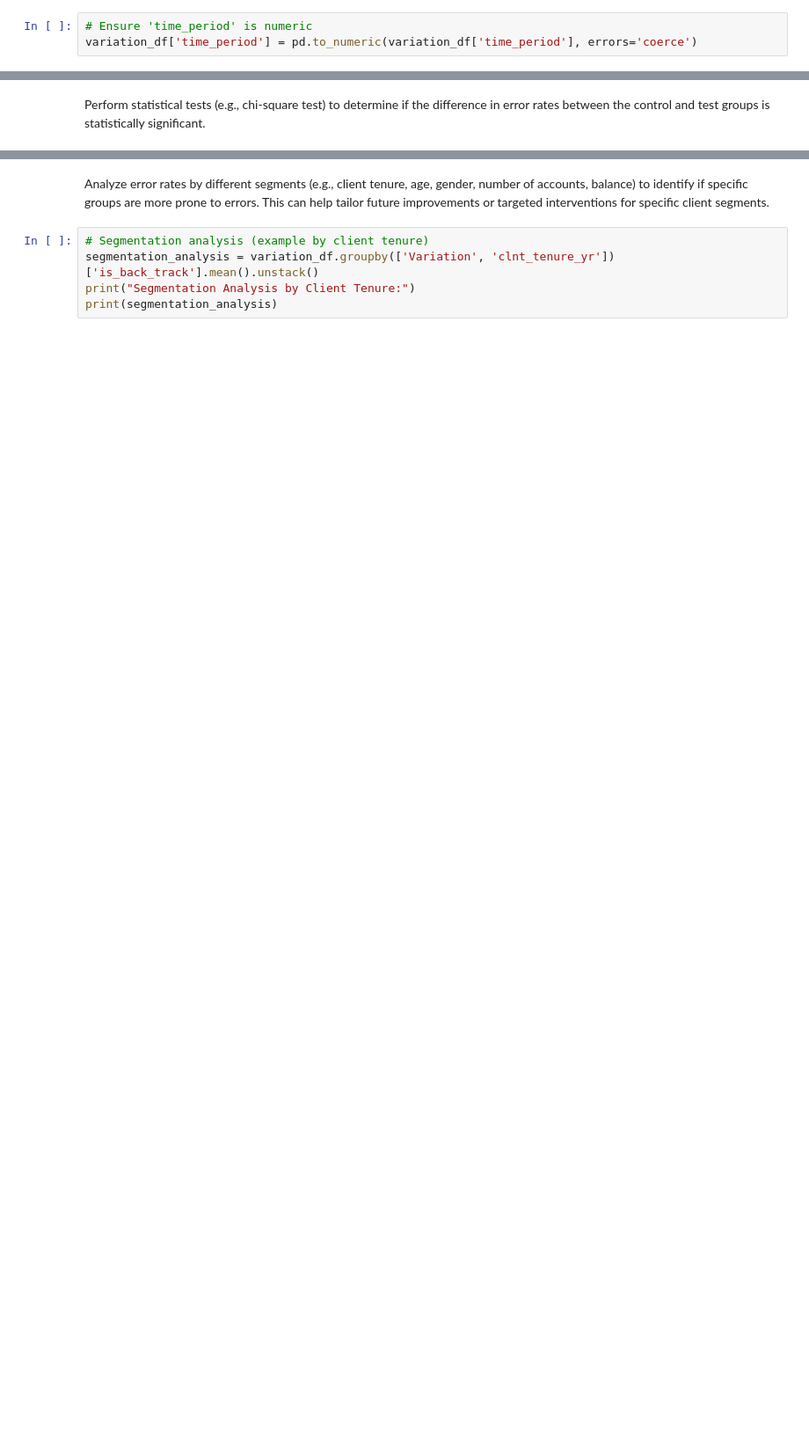
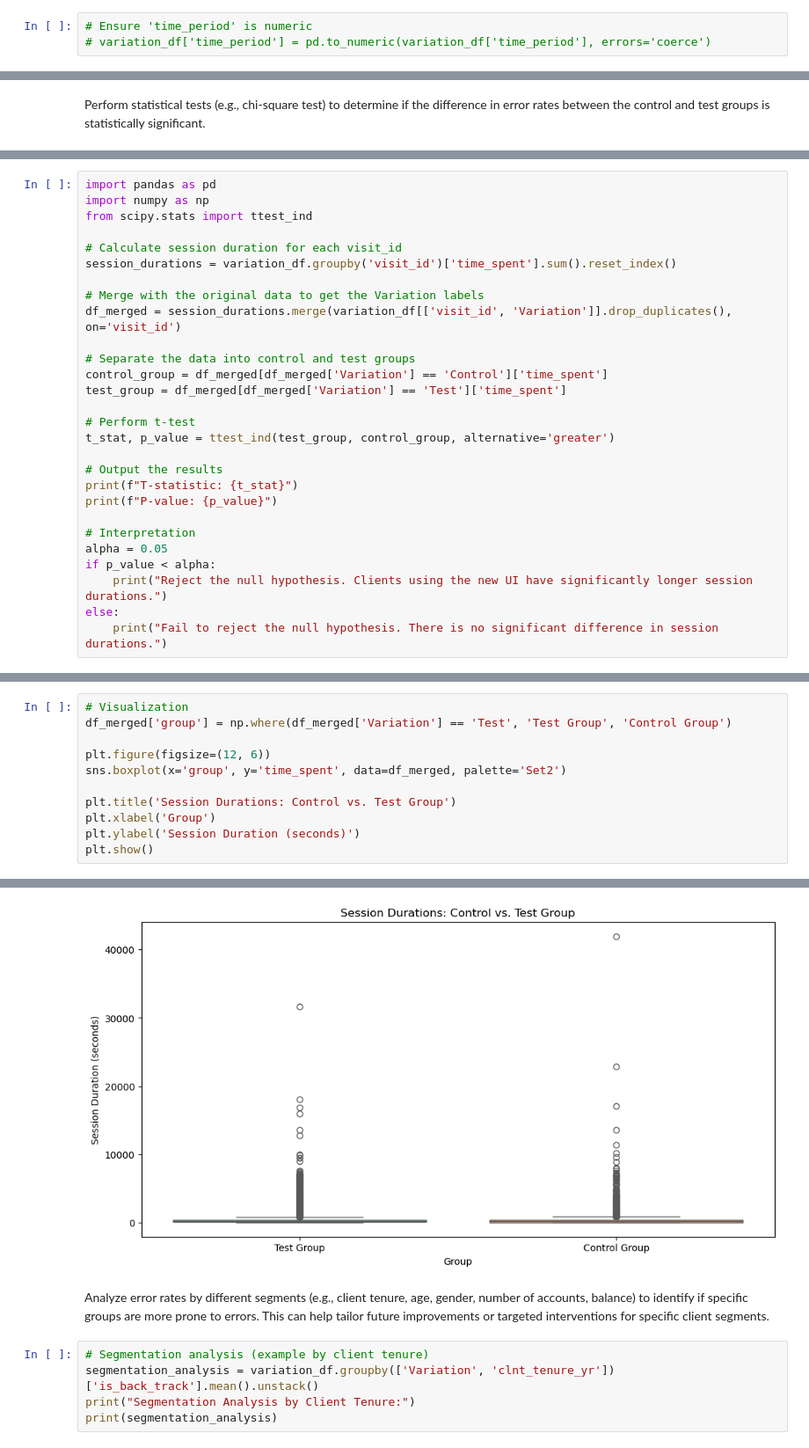
Before and after one commit to Josepdmo/PROJECT2, a Jupyter notebook: EXPLORATORY.ipynb, the cells around one changed output, grey strips where cells are left out. Shown: that part at 88% size. Cells and saved outputs as stored; diff of their text form; blank space fills up the shorter version.

Commit message:
Updated with new UI longer hypothesis

```diff
--- a/EXPLORATORY.ipynb
+++ b/EXPLORATORY.ipynb
@@ -748,4 +802,4 @@ variation_df = variation_df.sort_values(by=['client_id', 'visitor_id', 'date_tim
 #Convert time_period to a numeric type: We need to convert time_period to a numeric type if it's not already one, and ensure prev_step is also numeric.
 # %%
 # Ensure 'time_period' is numeric
-variation_df['time_period'] = pd.to_numeric(variation_df['time_period'], errors='coerce')
+# variation_df['time_period'] = pd.to_numeric(variation_df['time_period'], errors='coerce')
@@ -806,0 +901,28 @@ variation_df
+# %%
+import pandas as pd
+import numpy as np
+from scipy.stats import ttest_ind
+
+# Calculate session duration for each visit_id
+session_durations = variation_df.groupby('visit_id')['time_spent'].sum().reset_index()
+
+# Merge with the original data to get the Variation labels
+df_merged = session_durations.merge(variation_df[['visit_id', 'Variation']].drop_duplicates(), on='visit_id')
+
+# Separate the data into control and test groups
+control_group = df_merged[df_merged['Variation'] == 'Control']['time_spent']
+test_group = df_merged[df_merged['Variation'] == 'Test']['time_spent']
+
+# Perform t-test
+t_stat, p_value = ttest_ind(test_group, control_group, alternative='greater')
+
+# Output the results
+print(f"T-statistic: {t_stat}")
+print(f"P-value: {p_value}")
+
+# Interpretation
+alpha = 0.05
+if p_value < alpha:
+    print("Reject the null hypothesis. Clients using the new UI have significantly longer session durations.")
+else:
+    print("Fail to reject the null hypothesis. There is no significant difference in session durations.")
@@ -806,0 +933,12 @@ variation_df
+# %%
+# Visualization
+df_merged['group'] = np.where(df_merged['Variation'] == 'Test', 'Test Group', 'Control Group')
+
+plt.figure(figsize=(12, 6))
+sns.boxplot(x='group', y='time_spent', data=df_merged, palette='Set2')
+
+plt.title('Session Durations: Control vs. Test Group')
+plt.xlabel('Group')
+plt.ylabel('Session Duration (seconds)')
+plt.show()
+# %% [output]
@@ -807,3 +948,4 @@ variation_df
+[figure, added]
 # %% [markdown]
 Analyze error rates by different segments (e.g., client tenure, age, gender, number of accounts, balance) to identify if specific groups are more prone to errors.
 This can help tailor future improvements or targeted interventions for specific client segments.
```
Also changed, not shown: parts of 23 cells of this notebook.
